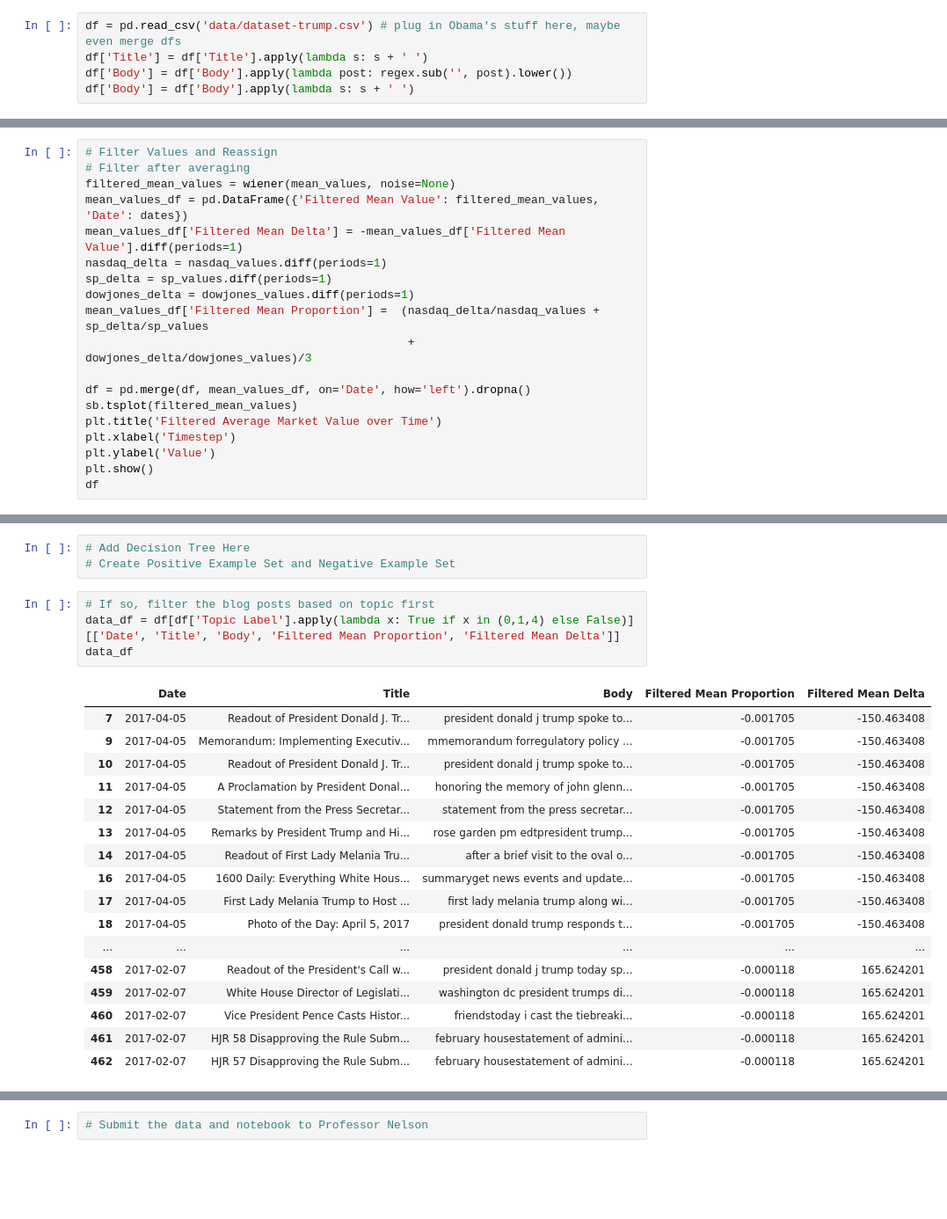
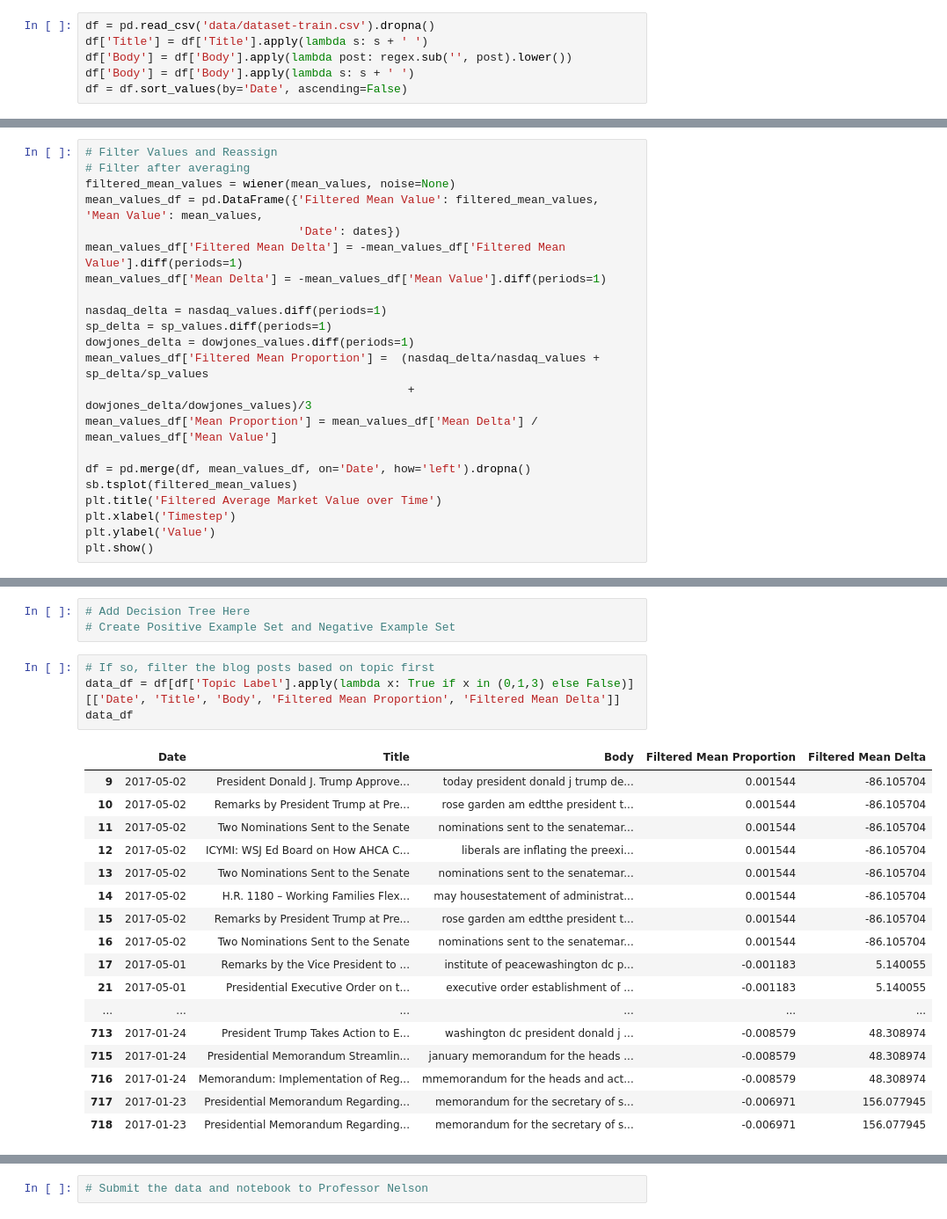
Before and after one commit to rykard95/wh_stocks, a Jupyter notebook: Richard's Final Notebook.ipynb, the cells around one changed output, grey strips where cells are left out. Shown at 88% size. Drawn from its saved outputs; the diff is of its cells as text; blank space fills up the shorter version.

```diff
--- a/Richard's Final Notebook.ipynb
+++ b/Richard's Final Notebook.ipynb
@@ -64,10 +78,11 @@ output_notebook()
 # %% [output]
 Loading BokehJS ...
 # %%
-df = pd.read_csv('data/dataset-trump.csv') # plug in Obama's stuff here, maybe even merge dfs
+df = pd.read_csv('data/dataset-train.csv').dropna()
 df['Title'] = df['Title'].apply(lambda s: s + ' ')
 df['Body'] = df['Body'].apply(lambda post: regex.sub('', post).lower())
 df['Body'] = df['Body'].apply(lambda s: s + ' ')
+df = df.sort_values(by='Date', ascending=False)
 # %%
 nasdaq_values = df[['Date','Nasdaq Value']]
 sp_values = df[['Date','S&P 500 Value']]
@@ -90,13 +105,17 @@ UnboundLocalError: local variable 'x' referenced before assignment
 # Filter Values and Reassign
 # Filter after averaging
 filtered_mean_values = wiener(mean_values, noise=None)
-mean_values_df = pd.DataFrame({'Filtered Mean Value': filtered_mean_values, 'Date': dates})
+mean_values_df = pd.DataFrame({'Filtered Mean Value': filtered_mean_values, 'Mean Value': mean_values,
+                               'Date': dates})
 mean_values_df['Filtered Mean Delta'] = -mean_values_df['Filtered Mean Value'].diff(periods=1)
+mean_values_df['Mean Delta'] = -mean_values_df['Mean Value'].diff(periods=1)
+
 nasdaq_delta = nasdaq_values.diff(periods=1)
 sp_delta = sp_values.diff(periods=1)
 dowjones_delta = dowjones_values.diff(periods=1)
 mean_values_df['Filtered Mean Proportion'] =  (nasdaq_delta/nasdaq_values + sp_delta/sp_values
                                                + dowjones_delta/dowjones_values)/3
+mean_values_df['Mean Proportion'] = mean_values_df['Mean Delta'] / mean_values_df['Mean Value']
 
 df = pd.merge(df, mean_values_df, on='Date', how='left').dropna()
 sb.tsplot(filtered_mean_values)
@@ -104,5 +123,4 @@ plt.title('Filtered Average Market Value over Time')
 plt.xlabel('Timestep')
 plt.ylabel('Value')
 plt.show()
-df
 # %% [output]
@@ -225,23 +214,23 @@ show(Scatter(topic_df, x='x', y='y', color='label', title='Topic Feature Space C
 # Create Positive Example Set and Negative Example Set
 # %%
 # If so, filter the blog posts based on topic first
-data_df = df[df['Topic Label'].apply(lambda x: True if x in (0,1,4) else False)][['Date', 'Title', 'Body', 'Filtered Mean Proportion', 'Filtered Mean Delta']]
+data_df = df[df['Topic Label'].apply(lambda x: True if x in (0,1,3) else False)][['Date', 'Title', 'Body', 'Filtered Mean Proportion', 'Filtered Mean Delta']]
 data_df
 # %% [output]
 |  | Date | Title | Body | Filtered Mean Proportion | Filtered Mean Delta |
-| 7 | 2017-04-05 | Readout of President Donald J. Tr... | president donald j trump spoke to... | -0.001705 | -150.463408 |
-| 9 | 2017-04-05 | Memorandum: Implementing Executiv... | mmemorandum forregulatory policy ... | -0.001705 | -150.463408 |
-| 10 | 2017-04-05 | Readout of President Donald J. Tr... | president donald j trump spoke to... | -0.001705 | -150.463408 |
-| 11 | 2017-04-05 | A Proclamation by President Donal... | honoring the memory of john glenn... | -0.001705 | -150.463408 |
-| 12 | 2017-04-05 | Statement from the Press Secretar... | statement from the press secretar... | -0.001705 | -150.463408 |
-| 13 | 2017-04-05 | Remarks by President Trump and Hi... | rose garden pm edtpresident trump... | -0.001705 | -150.463408 |
-| 14 | 2017-04-05 | Readout of First Lady Melania Tru... | after a brief visit to the oval o... | -0.001705 | -150.463408 |
-| 16 | 2017-04-05 | 1600 Daily: Everything White Hous... | summaryget news events and update... | -0.001705 | -150.463408 |
-| 17 | 2017-04-05 | First Lady Melania Trump to Host ... | first lady melania trump along wi... | -0.001705 | -150.463408 |
-| 18 | 2017-04-05 | Photo of the Day: April 5, 2017 | president donald trump responds t... | -0.001705 | -150.463408 |
+| 9 | 2017-05-02 | President Donald J. Trump Approve... | today president donald j trump de... | 0.001544 | -86.105704 |
+| 10 | 2017-05-02 | Remarks by President Trump at Pre... | rose garden am edtthe president t... | 0.001544 | -86.105704 |
+| 11 | 2017-05-02 | Two Nominations Sent to the Senate | nominations sent to the senatemar... | 0.001544 | -86.105704 |
+| 12 | 2017-05-02 | ICYMI: WSJ Ed Board on How AHCA C... | liberals are inflating the preexi... | 0.001544 | -86.105704 |
+| 13 | 2017-05-02 | Two Nominations Sent to the Senate | nominations sent to the senatemar... | 0.001544 | -86.105704 |
+| 14 | 2017-05-02 | H.R. 1180 – Working Families Flex... | may housestatement of administrat... | 0.001544 | -86.105704 |
+| 15 | 2017-05-02 | Remarks by President Trump at Pre... | rose garden am edtthe president t... | 0.001544 | -86.105704 |
+| 16 | 2017-05-02 | Two Nominations Sent to the Senate | nominations sent to the senatemar... | 0.001544 | -86.105704 |
+| 17 | 2017-05-01 | Remarks by the Vice President to ... | institute of peacewashington dc p... | -0.001183 | 5.140055 |
+| 21 | 2017-05-01 | Presidential Executive Order on t... | executive order establishment of ... | -0.001183 | 5.140055 |
 | ... | ... | ... | ... | ... | ... |
-| 458 | 2017-02-07 | Readout of the President's Call w... | president donald j trump today sp... | -0.000118 | 165.624201 |
-| 459 | 2017-02-07 | White House Director of Legislati... | washington dc president trumps di... | -0.000118 | 165.624201 |
-| 460 | 2017-02-07 | Vice President Pence Casts Histor... | friendstoday i cast the tiebreaki... | -0.000118 | 165.624201 |
-| 461 | 2017-02-07 | HJR 58 Disapproving the Rule Subm... | february housestatement of admini... | -0.000118 | 165.624201 |
-| 462 | 2017-02-07 | HJR 57 Disapproving the Rule Subm... | february housestatement of admini... | -0.000118 | 165.624201 |
+| 713 | 2017-01-24 | President Trump Takes Action to E... | washington dc president donald j ... | -0.008579 | 48.308974 |
+| 715 | 2017-01-24 | Presidential Memorandum Streamlin... | january memorandum for the heads ... | -0.008579 | 48.308974 |
+| 716 | 2017-01-24 | Memorandum: Implementation of Reg... | mmemorandum for the heads and act... | -0.008579 | 48.308974 |
+| 717 | 2017-01-23 | Presidential Memorandum Regarding... | memorandum for the secretary of s... | -0.006971 | 156.077945 |
+| 718 | 2017-01-23 | Presidential Memorandum Regarding... | memorandum for the secretary of s... | -0.006971 | 156.077945 |
```
Also changed, not shown: parts of 22 cells of this notebook, 6 other files.
